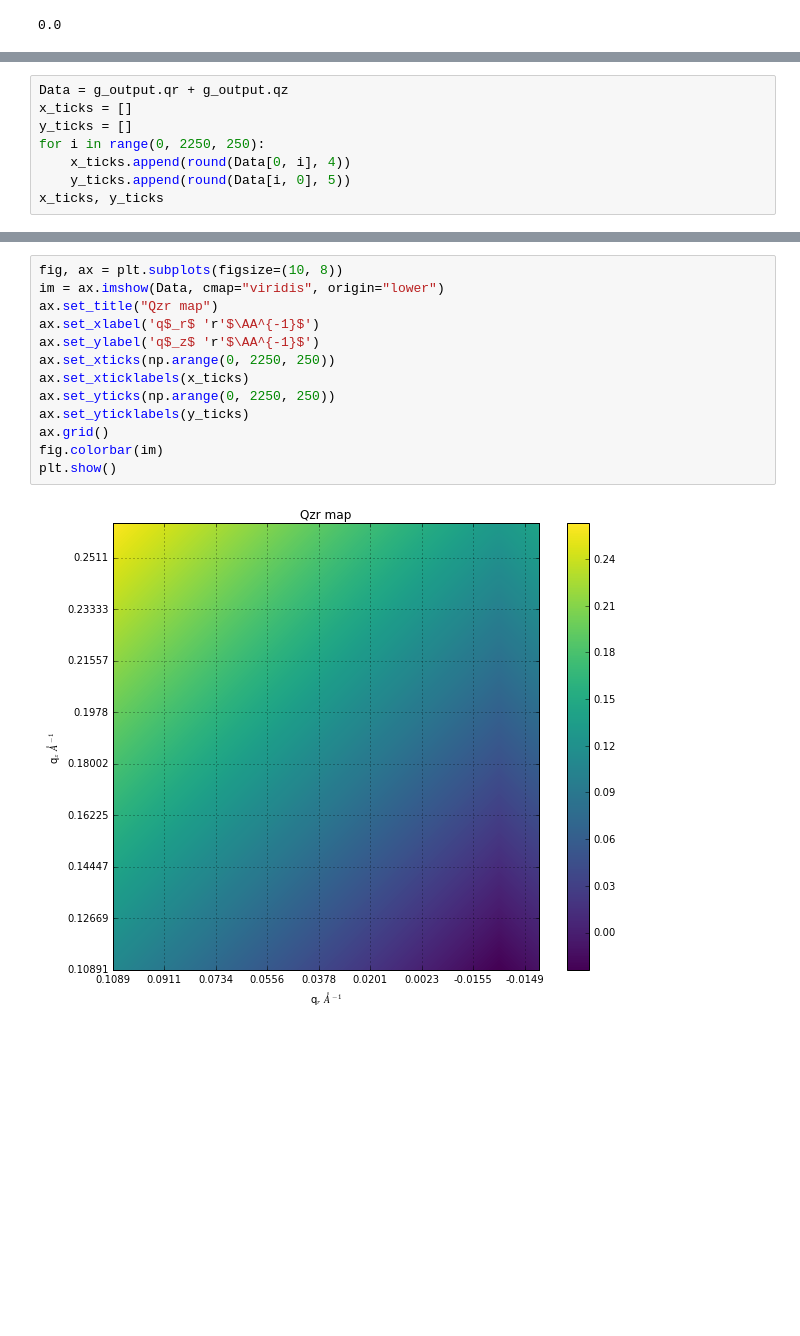
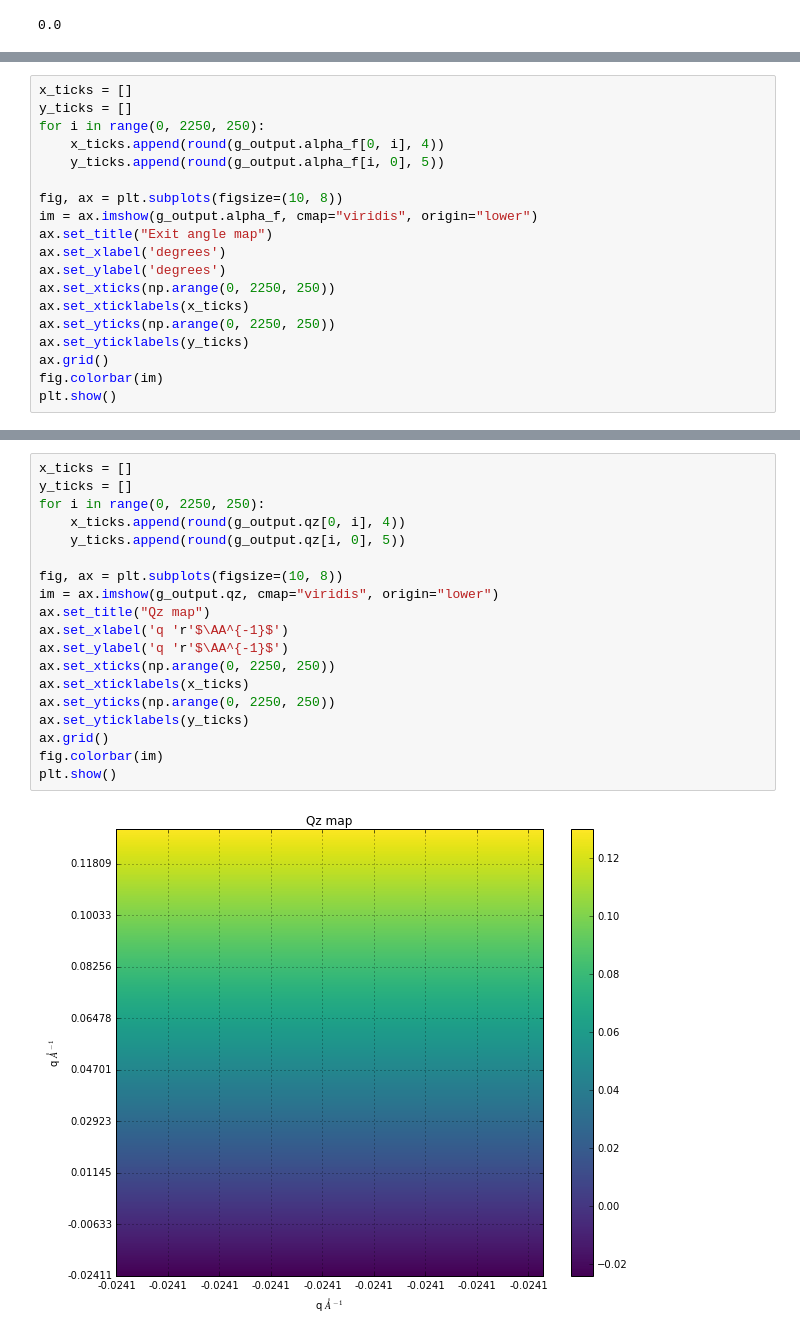
Before and after one commit to scikit-beam/scikit-beam-examples, a Jupyter notebook: demos/reciprocal_space/gisaxs.ipynb, the cells around one changed output, grey strips where cells are left out. Saved outputs shown, nothing was run; the diff lists cells and outputs as text; blank space fills up the shorter version.

```diff
--- a/demos/reciprocal_space/gisaxs.ipynb
+++ b/demos/reciprocal_space/gisaxs.ipynb
@@ -48,8 +45,0 @@ g_output.tilt_angle
-# %%
-Data = g_output.qr + g_output.qz
-x_ticks = []
-y_ticks = []
-for i in range(0, 2250, 250):
-    x_ticks.append(round(Data[0, i], 4))
-    y_ticks.append(round(Data[i, 0], 5))
-x_ticks, y_ticks
@@ -76,0 +46,19 @@ x_ticks, y_ticks
+# %%
+x_ticks = []
+y_ticks = []
+for i in range(0, 2250, 250):
+    x_ticks.append(round(g_output.alpha_f[0, i], 4))
+    y_ticks.append(round(g_output.alpha_f[i, 0], 5))
+
+fig, ax = plt.subplots(figsize=(10, 8))
+im = ax.imshow(g_output.alpha_f, cmap="viridis", origin="lower")
+ax.set_title("Exit angle map")
+ax.set_xlabel('degrees')
+ax.set_ylabel('degrees')
+ax.set_xticks(np.arange(0, 2250, 250))
+ax.set_xticklabels(x_ticks)
+ax.set_yticks(np.arange(0, 2250, 250))
+ax.set_yticklabels(y_ticks)
+ax.grid()
+fig.colorbar(im)
+plt.show()
@@ -77,15 +69,21 @@ x_ticks, y_ticks
 # %%
+x_ticks = []
+y_ticks = []
+for i in range(0, 2250, 250):
+    x_ticks.append(round(g_output.qz[0, i], 4))
+    y_ticks.append(round(g_output.qz[i, 0], 5))
+
 fig, ax = plt.subplots(figsize=(10, 8))
-im = ax.imshow(Data, cmap="viridis", origin="lower")
-ax.set_title("Qzr map")
-ax.set_xlabel('q$_r$ 'r'$\AA^{-1}$')
-ax.set_ylabel('q$_z$ 'r'$\AA^{-1}$')
+im = ax.imshow(g_output.qz, cmap="viridis", origin="lower")
+ax.set_title("Qz map")
+ax.set_xlabel('q 'r'$\AA^{-1}$')
+ax.set_ylabel('q 'r'$\AA^{-1}$')
 ax.set_xticks(np.arange(0, 2250, 250))
 ax.set_xticklabels(x_ticks)
 ax.set_yticks(np.arange(0, 2250, 250))
 ax.set_yticklabels(y_ticks)
 ax.grid()
 fig.colorbar(im)
 plt.show()
 # %% [output]
-[figure, old version]
+[figure, new version]
```
Also changed, not shown: parts of 8 cells of this notebook.
